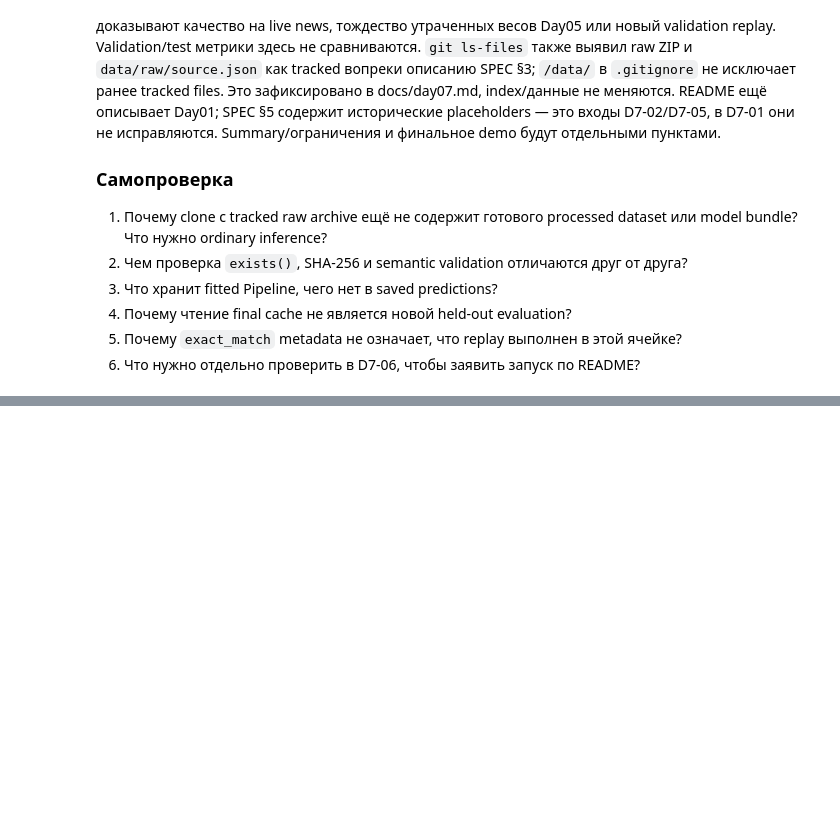
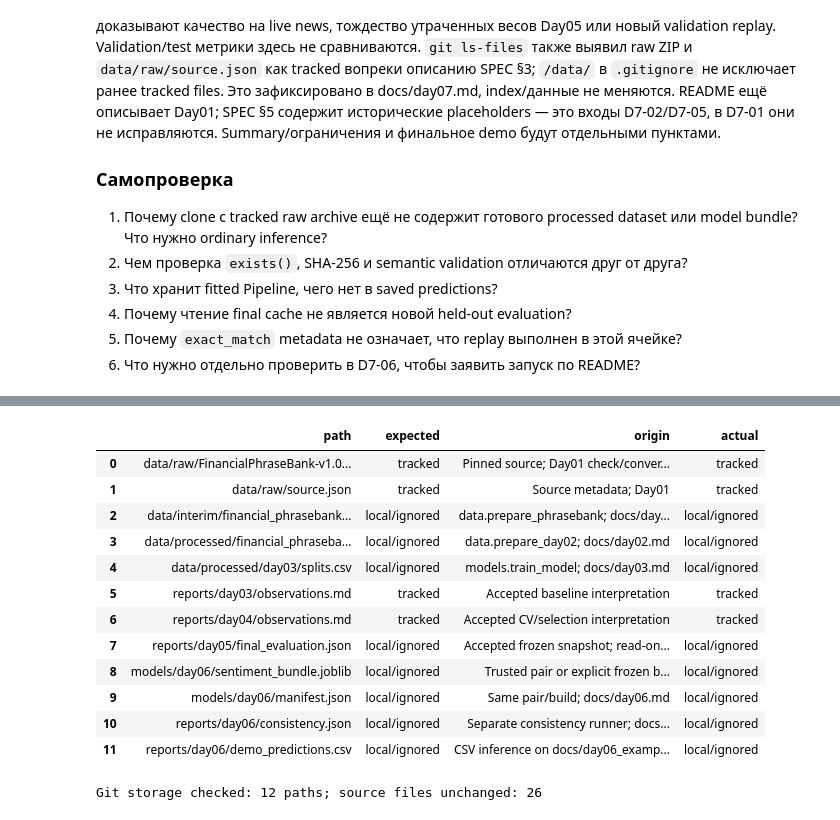
Before and after one commit to HomeboyMakkri/Text-classification, a Jupyter notebook: notebooks/day07_review.ipynb, the cells around one changed output, grey strips where cells are left out. Cells and saved outputs as stored; diff of their text form; code cells hidden in the pictures; blank space fills up the shorter version.

```diff
--- a/notebooks/day07_review.ipynb
+++ b/notebooks/day07_review.ipynb
@@ -268,0 +320,56 @@ Checked reference содержит train `(2210, 5)`, validation `(553, 5)` и
+# %%
+import subprocess
+
+storage_rows: list[dict[str, str]] = [
+    {"path": "data/raw/FinancialPhraseBank-v1.0.zip", "expected": "tracked", "origin": "Pinned source; Day01 check/conversion"},
+    {"path": "data/raw/source.json", "expected": "tracked", "origin": "Source metadata; Day01"},
+    {"path": "data/interim/financial_phrasebank_75agree.csv", "expected": "local/ignored", "origin": "data.prepare_phrasebank; docs/day01.md"},
+    {"path": "data/processed/financial_phrasebank_75agree.csv", "expected": "local/ignored", "origin": "data.prepare_day02; docs/day02.md"},
+    {"path": "data/processed/day03/splits.csv", "expected": "local/ignored", "origin": "models.train_model; docs/day03.md"},
+    {"path": "reports/day03/observations.md", "expected": "tracked", "origin": "Accepted baseline interpretation"},
+    {"path": "reports/day04/observations.md", "expected": "tracked", "origin": "Accepted CV/selection interpretation"},
+    {"path": "reports/day05/final_evaluation.json", "expected": "local/ignored", "origin": "Accepted frozen snapshot; read-only cache, docs/day05.md"},
+    {"path": "models/day06/sentiment_bundle.joblib", "expected": "local/ignored", "origin": "Trusted pair or explicit frozen build; docs/day06.md"},
+    {"path": "models/day06/manifest.json", "expected": "local/ignored", "origin": "Same pair/build; docs/day06.md"},
+    {"path": "reports/day06/consistency.json", "expected": "local/ignored", "origin": "Separate consistency runner; docs/day06.md"},
+    {"path": "reports/day06/demo_predictions.csv", "expected": "local/ignored", "origin": "CSV inference on docs/day06_examples.csv; docs/day06.md"},
+]
+tracked_navigation_paths = set(subprocess.check_output(
+    ["git", "-C", str(ROOT), "ls-files", "-z"], text=True,
+).split("\0"))
+ignore_result = subprocess.run(
+    ["git", "-C", str(ROOT), "check-ignore", "--stdin"],
+    input="\n".join(row["path"] for row in storage_rows) + "\n",
+    capture_output=True, text=True, check=False,
+)
+if ignore_result.returncode not in (0, 1):
+    raise RuntimeError(ignore_result.stderr)
+ignored_navigation_paths = set(ignore_result.stdout.splitlines())
+for row in storage_rows:
+    assert (ROOT / row["path"]).is_file(), row["path"]
+    storage = "tracked" if row["path"] in tracked_navigation_paths else "local/ignored"
+    assert storage == row["expected"], row["path"]
+    if storage == "local/ignored":
+        assert row["path"] in ignored_navigation_paths, row["path"]
+    row["actual"] = storage
+display(pd.DataFrame(storage_rows))
+assert navigation_source_hashes == {
+    str(path.relative_to(ROOT)): hashlib.sha256(path.read_bytes()).hexdigest()
+    for path in sorted((ROOT / "src/finnews_sentiment").rglob("*.py"))
+}
+print("Git storage checked:", len(storage_rows), "paths; source files unchanged:", len(navigation_source_hashes))
+# %% [output]
+|  | path | expected | origin | actual |
+| 0 | data/raw/FinancialPhraseBank-v1.0... | tracked | Pinned source; Day01 check/conver... | tracked |
+| 1 | data/raw/source.json | tracked | Source metadata; Day01 | tracked |
+| 2 | data/interim/financial_phrasebank... | local/ignored | data.prepare_phrasebank; docs/day... | local/ignored |
+| 3 | data/processed/financial_phraseba... | local/ignored | data.prepare_day02; docs/day02.md | local/ignored |
+| 4 | data/processed/day03/splits.csv | local/ignored | models.train_model; docs/day03.md | local/ignored |
+| 5 | reports/day03/observations.md | tracked | Accepted baseline interpretation | tracked |
+| 6 | reports/day04/observations.md | tracked | Accepted CV/selection interpretation | tracked |
+| 7 | reports/day05/final_evaluation.json | local/ignored | Accepted frozen snapshot; read-on... | local/ignored |
+| 8 | models/day06/sentiment_bundle.joblib | local/ignored | Trusted pair or explicit frozen b... | local/ignored |
+| 9 | models/day06/manifest.json | local/ignored | Same pair/build; docs/day06.md | local/ignored |
+| 10 | reports/day06/consistency.json | local/ignored | Separate consistency runner; docs... | local/ignored |
+| 11 | reports/day06/demo_predictions.csv | local/ignored | CSV inference on docs/day06_examp... | local/ignored |
+Git storage checked: 12 paths; source files unchanged: 26
```
Also changed, not shown: parts of 4 cells of this notebook, 4 other files.
